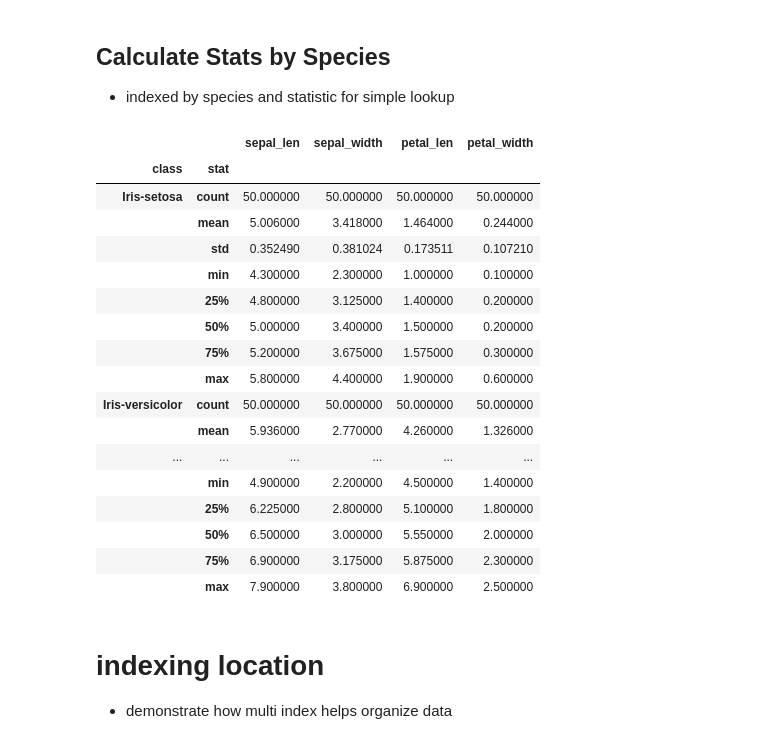
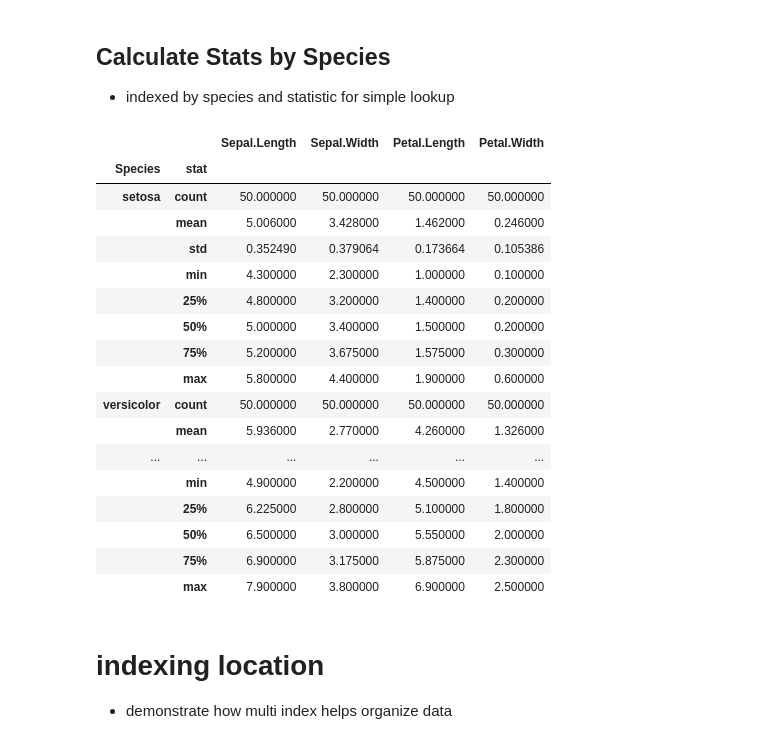
Before and after one commit to donoghuc/data_discussions_r_py, a Jupyter notebook: cas_python/python_ds.ipynb, the cells around one changed output. Cells and saved outputs as stored; diff of their text form; code cells hidden in the pictures.

```diff
--- a/cas_python/python_ds.ipynb
+++ b/cas_python/python_ds.ipynb
@@ -72,29 +72,29 @@ iris_df.describe()
 # %%
 def describe_all(iris_df):
     ''' return descriptive stats dataframe by species and stat'''
     df_list = list()
-    for species in iris_df['class'].unique():
-        species_subset = iris_df[iris_df['class'] == species].describe()
-        species_subset['class'] = species
+    for species in iris_df['Species'].unique():
+        species_subset = iris_df[iris_df['Species'] == species].describe()
+        species_subset['Species'] = species
         df_list.append(species_subset)
 
-    return pd.concat(df_list).reset_index().rename(columns={'index':'stat'}).set_index(['class', 'stat'])
+    return pd.concat(df_list).reset_index().rename(columns={'index':'stat'}).set_index(['Species', 'stat'])
 
 
 descriptive_stats = describe_all(iris_df)
 descriptive_stats
 # %% [output]
-|  |  | sepal_len | sepal_width | petal_len | petal_width |
-| class | stat |  |  |  |  |
-| Iris-setosa | count | 50.000000 | 50.000000 | 50.000000 | 50.000000 |
-|  | mean | 5.006000 | 3.418000 | 1.464000 | 0.244000 |
-|  | std | 0.352490 | 0.381024 | 0.173511 | 0.107210 |
+|  |  | Sepal.Length | Sepal.Width | Petal.Length | Petal.Width |
+| Species | stat |  |  |  |  |
+| setosa | count | 50.000000 | 50.000000 | 50.000000 | 50.000000 |
+|  | mean | 5.006000 | 3.428000 | 1.462000 | 0.246000 |
+|  | std | 0.352490 | 0.379064 | 0.173664 | 0.105386 |
 |  | min | 4.300000 | 2.300000 | 1.000000 | 0.100000 |
-|  | 25% | 4.800000 | 3.125000 | 1.400000 | 0.200000 |
+|  | 25% | 4.800000 | 3.200000 | 1.400000 | 0.200000 |
 |  | 50% | 5.000000 | 3.400000 | 1.500000 | 0.200000 |
 |  | 75% | 5.200000 | 3.675000 | 1.575000 | 0.300000 |
 |  | max | 5.800000 | 4.400000 | 1.900000 | 0.600000 |
-| Iris-versicolor | count | 50.000000 | 50.000000 | 50.000000 | 50.000000 |
+| versicolor | count | 50.000000 | 50.000000 | 50.000000 | 50.000000 |
 |  | mean | 5.936000 | 2.770000 | 4.260000 | 1.326000 |
 | ... | ... | ... | ... | ... | ... |
 |  | min | 4.900000 | 2.200000 | 4.500000 | 1.400000 |
```
Also changed, not shown: parts of 2 cells of this notebook.
